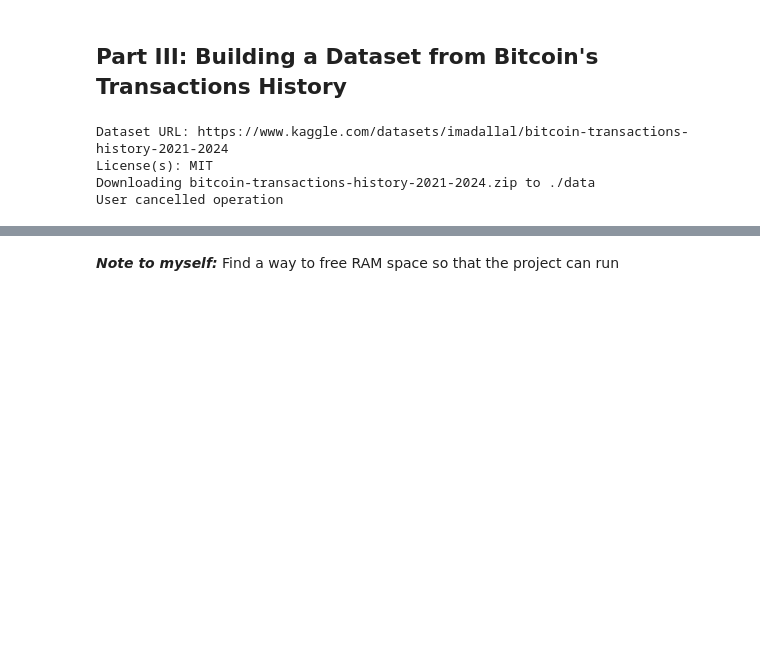
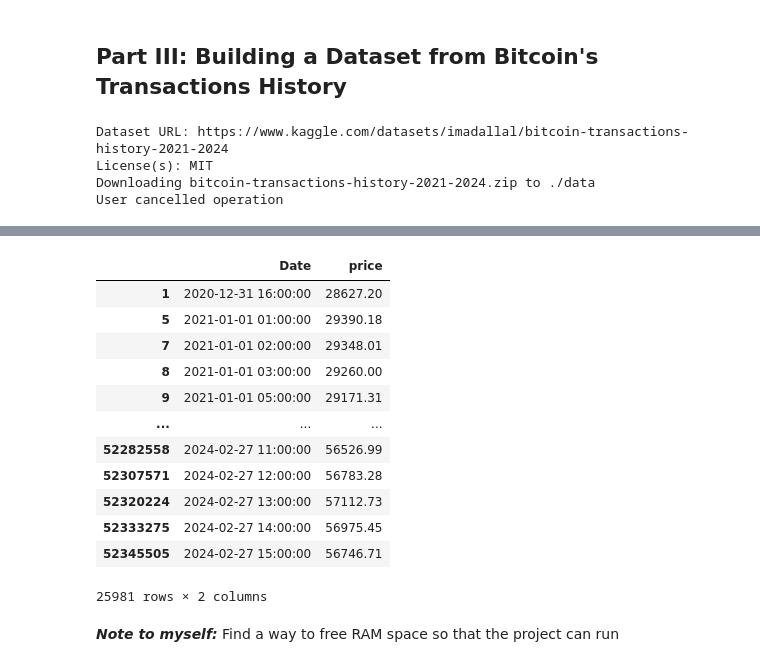
Before and after one commit to Bitcoin-Price-Prediction-Experiments/Bitcoin-Dataset-Viewer-and-Preparer, a Jupyter notebook: notebooks/datasets-preparer.ipynb, the cells around one changed output, grey strips where cells are left out. Cells and saved outputs as stored; diff of their text form; code cells hidden in the pictures; blank space fills up the shorter version.

```diff
--- a/notebooks/datasets-preparer.ipynb
+++ b/notebooks/datasets-preparer.ipynb
@@ -361 +379,17 @@ prepared_btc_df = bitcoin.drop_duplicates(subset='Date', keep='last')[['Date','p
+# %%
+prepared_btc_df
+# %% [output]
+|  | Date | price |
+| 1 | 2020-12-31 16:00:00 | 28627.20 |
+| 5 | 2021-01-01 01:00:00 | 29390.18 |
+| 7 | 2021-01-01 02:00:00 | 29348.01 |
+| 8 | 2021-01-01 03:00:00 | 29260.00 |
+| 9 | 2021-01-01 05:00:00 | 29171.31 |
+| ... | ... | ... |
+| 52282558 | 2024-02-27 11:00:00 | 56526.99 |
+| 52307571 | 2024-02-27 12:00:00 | 56783.28 |
+| 52320224 | 2024-02-27 13:00:00 | 57112.73 |
+| 52333275 | 2024-02-27 14:00:00 | 56975.45 |
+| 52345505 | 2024-02-27 15:00:00 | 56746.71 |
+25981 rows × 2 columns
 # %%
```
Also changed, not shown: parts of 29 cells of this notebook.
